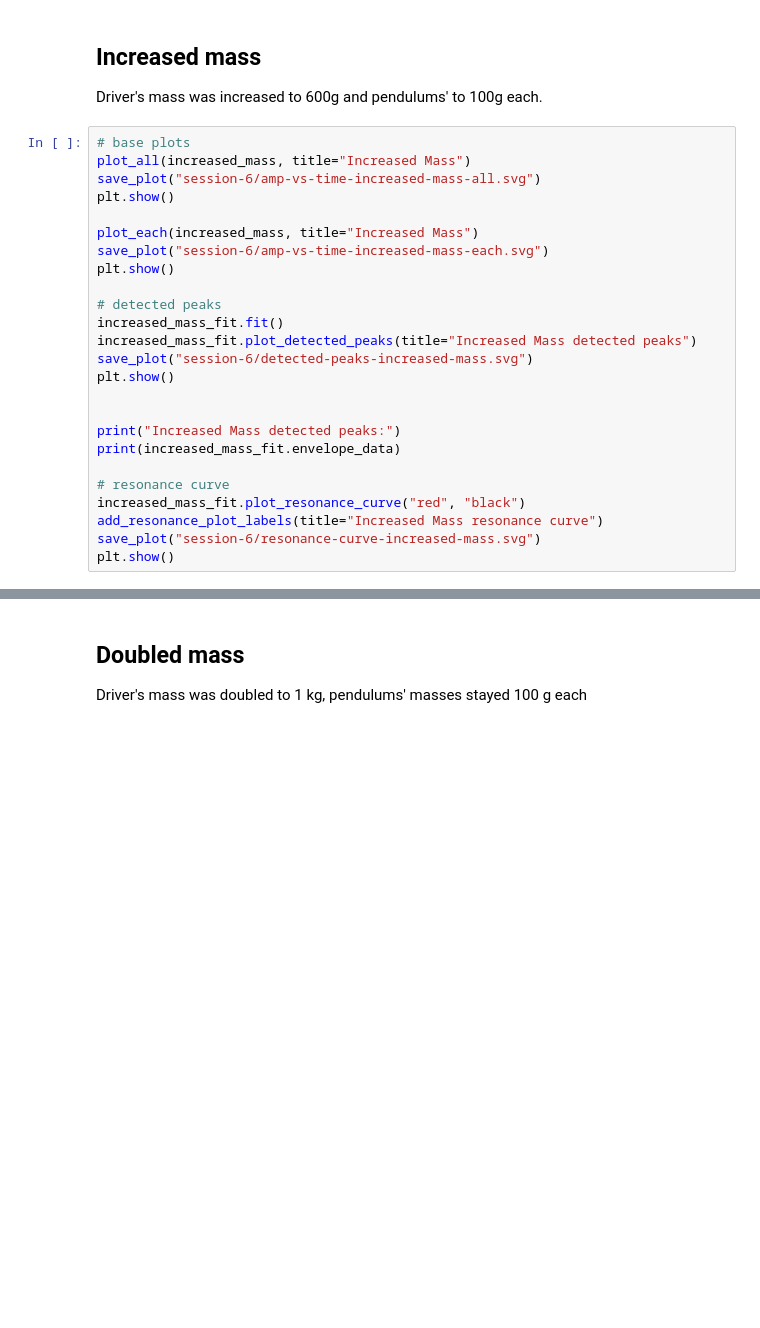
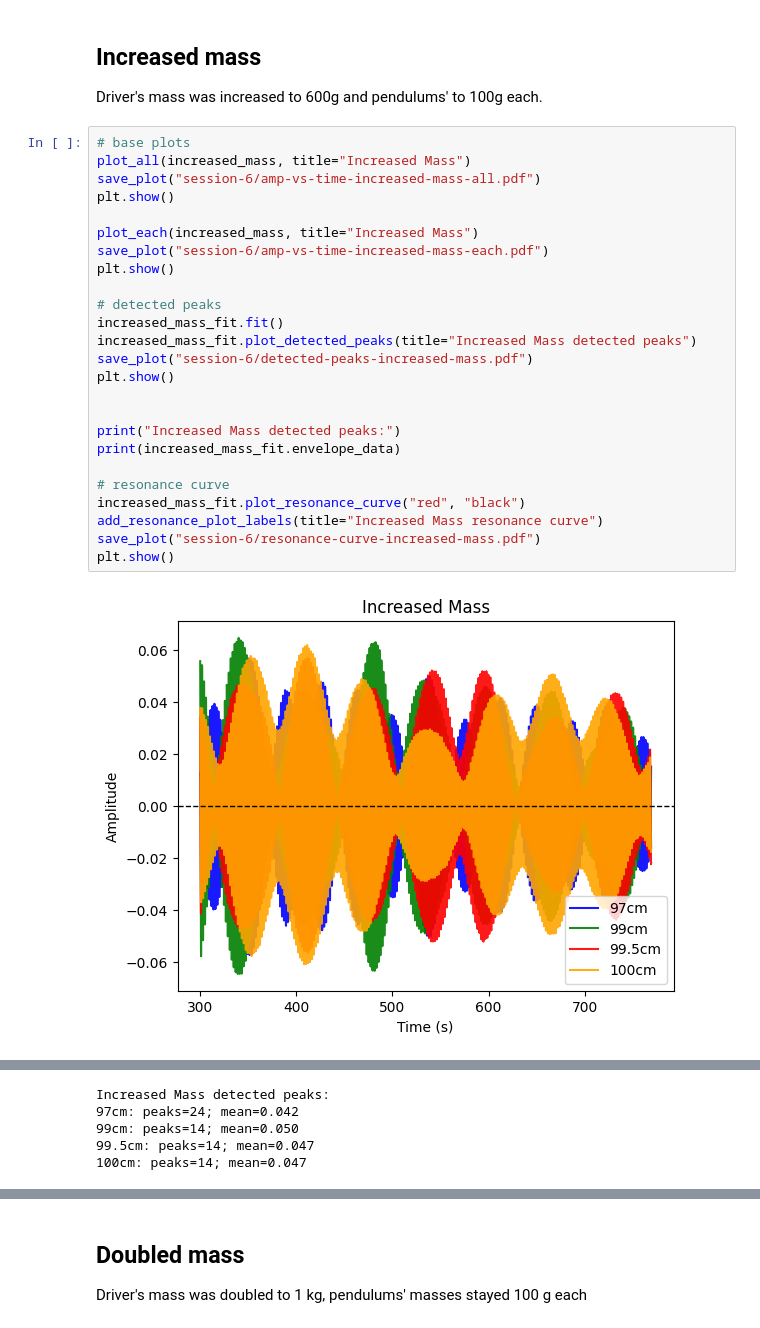
Before and after one commit to kij1n/physics-data-analysis, a Jupyter notebook: sessions/session6.ipynb, the cells around one changed output, grey strips where cells are left out. Drawn from its saved outputs; the diff is of its cells as text; blank space fills up the shorter version.

Commit message:
figures are saved as pdfs

```diff
--- a/sessions/session6.ipynb
+++ b/sessions/session6.ipynb
@@ -60,25 +58,27 @@ Driver's mass was increased to 600g and pendulums' to 100g each.
 # %%
 # base plots
 plot_all(increased_mass, title="Increased Mass")
-save_plot("session-6/amp-vs-time-increased-mass-all.svg")
+save_plot("session-6/amp-vs-time-increased-mass-all.pdf")
 plt.show()
 
 plot_each(increased_mass, title="Increased Mass")
-save_plot("session-6/amp-vs-time-increased-mass-each.svg")
+save_plot("session-6/amp-vs-time-increased-mass-each.pdf")
 plt.show()
 
 # detected peaks
 increased_mass_fit.fit()
 increased_mass_fit.plot_detected_peaks(title="Increased Mass detected peaks")
-save_plot("session-6/detected-peaks-increased-mass.svg")
+save_plot("session-6/detected-peaks-increased-mass.pdf")
 plt.show()
 
 
 print("Increased Mass detected peaks:")
 print(increased_mass_fit.envelope_data)
 
 # resonance curve
 increased_mass_fit.plot_resonance_curve("red", "black")
 add_resonance_plot_labels(title="Increased Mass resonance curve")
-save_plot("session-6/resonance-curve-increased-mass.svg")
+save_plot("session-6/resonance-curve-increased-mass.pdf")
 plt.show()
+# %% [output]
+[figure, added]
@@ -84,0 +87,5 @@ plt.show()
+Increased Mass detected peaks:
+97cm: peaks=24; mean=0.042
+99cm: peaks=14; mean=0.050
+99.5cm: peaks=14; mean=0.047
+100cm: peaks=14; mean=0.047
```
Also changed, not shown: parts of 7 cells of this notebook, 5 other files.
